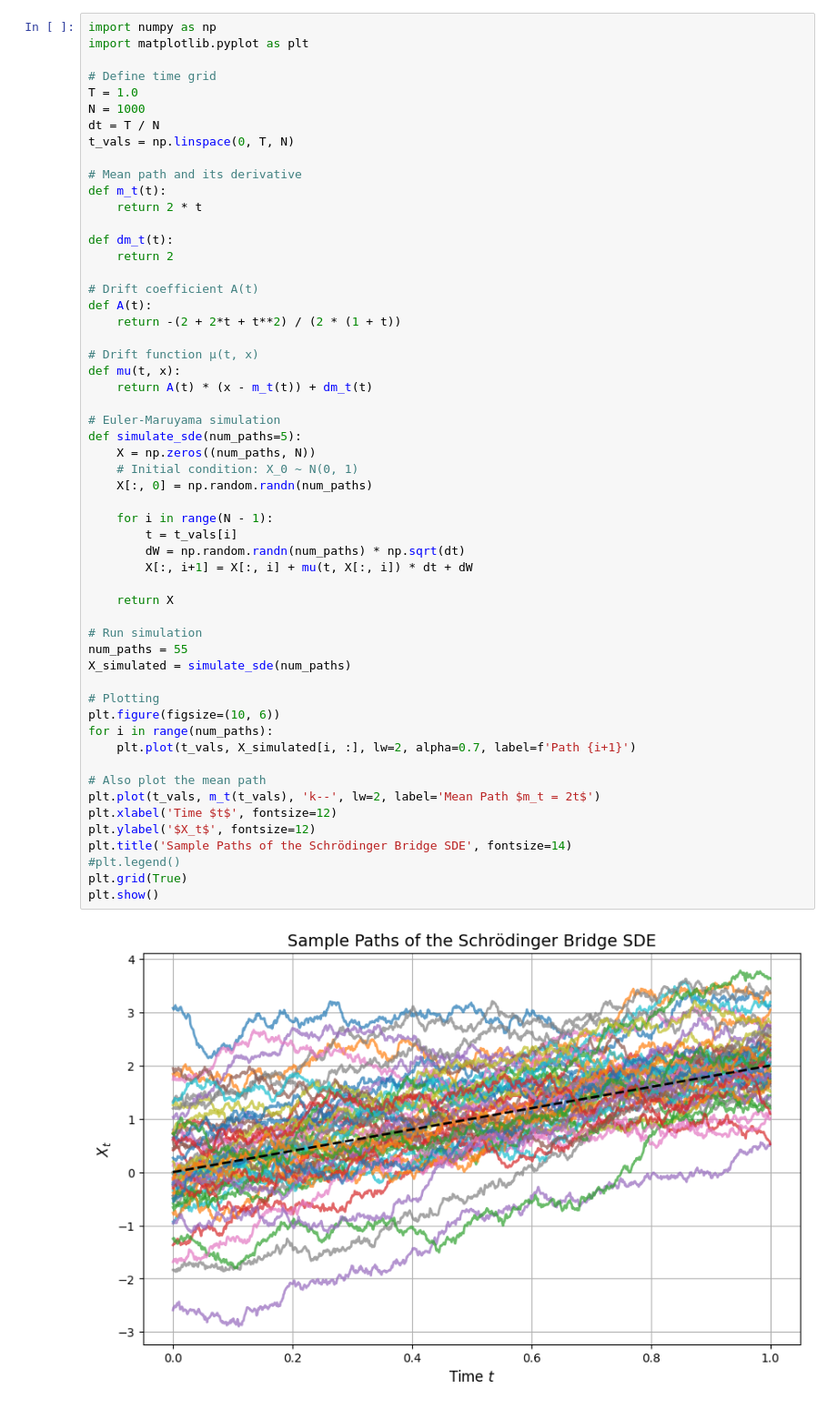
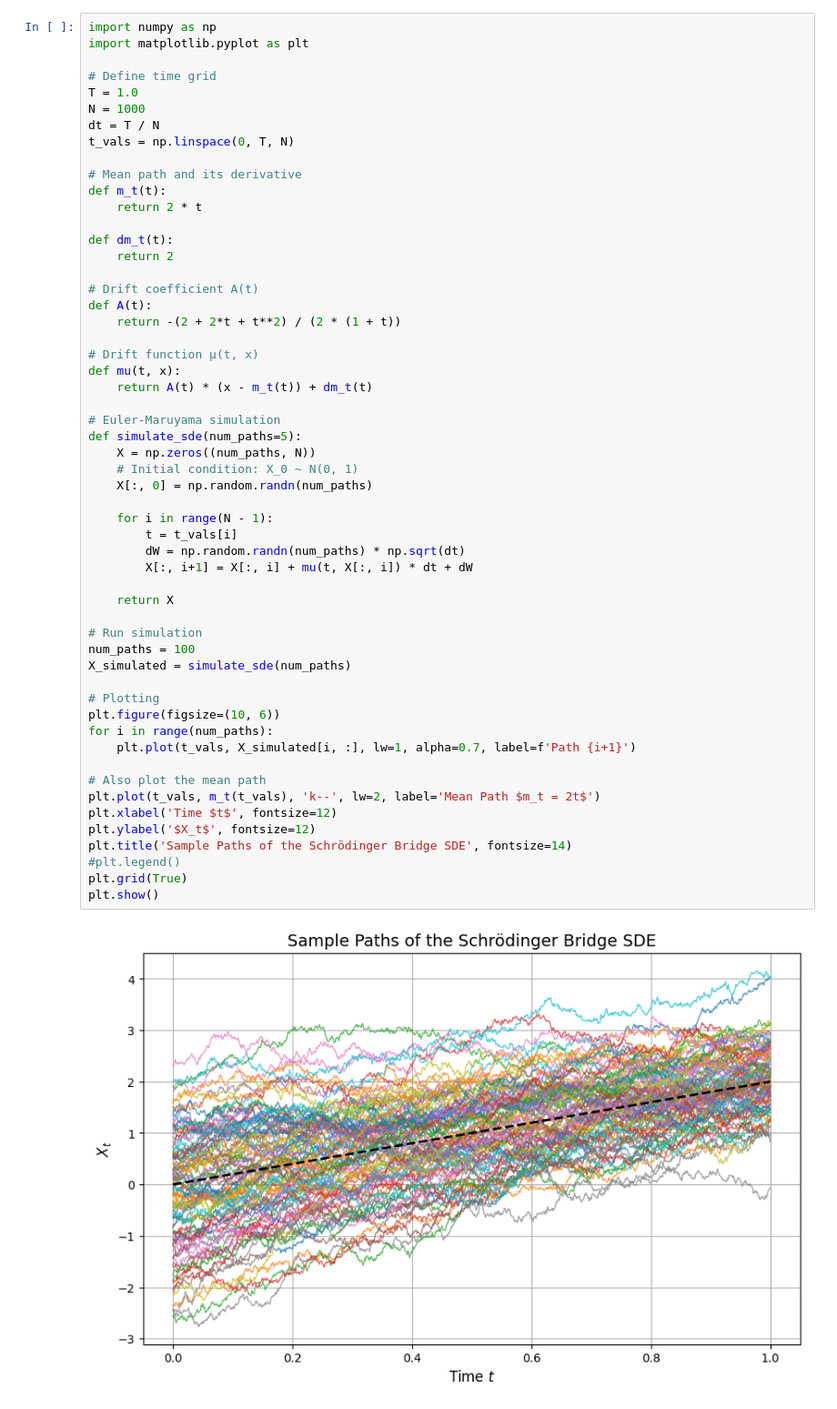
Before and after one commit to gg5d/Diffusion_models, a Jupyter notebook: Schrodinger_Bridges.ipynb, the cells around one changed output. Shown: that part at 91% size. Cells and saved outputs as stored; diff of their text form.

```diff
--- a/Schrodinger_Bridges.ipynb
+++ b/Schrodinger_Bridges.ipynb
@@ -27,33 +27,33 @@ def mu(t, x):
 
 # Euler-Maruyama simulation
 def simulate_sde(num_paths=5):
     X = np.zeros((num_paths, N))
     # Initial condition: X_0 ~ N(0, 1)
     X[:, 0] = np.random.randn(num_paths)
 
     for i in range(N - 1):
         t = t_vals[i]
         dW = np.random.randn(num_paths) * np.sqrt(dt)
         X[:, i+1] = X[:, i] + mu(t, X[:, i]) * dt + dW
 
     return X
 
 # Run simulation
-num_paths = 55
+num_paths = 100
 X_simulated = simulate_sde(num_paths)
 
 # Plotting
 plt.figure(figsize=(10, 6))
 for i in range(num_paths):
-    plt.plot(t_vals, X_simulated[i, :], lw=2, alpha=0.7, label=f'Path {i+1}')
+    plt.plot(t_vals, X_simulated[i, :], lw=1, alpha=0.7, label=f'Path {i+1}')
 
 # Also plot the mean path
 plt.plot(t_vals, m_t(t_vals), 'k--', lw=2, label='Mean Path $m_t = 2t$')
 plt.xlabel('Time $t$', fontsize=12)
 plt.ylabel('$X_t$', fontsize=12)
 plt.title('Sample Paths of the Schrödinger Bridge SDE', fontsize=14)
 #plt.legend()
 plt.grid(True)
 plt.show()
 # %% [output]
-[figure, old version]
+[figure, new version]
```
